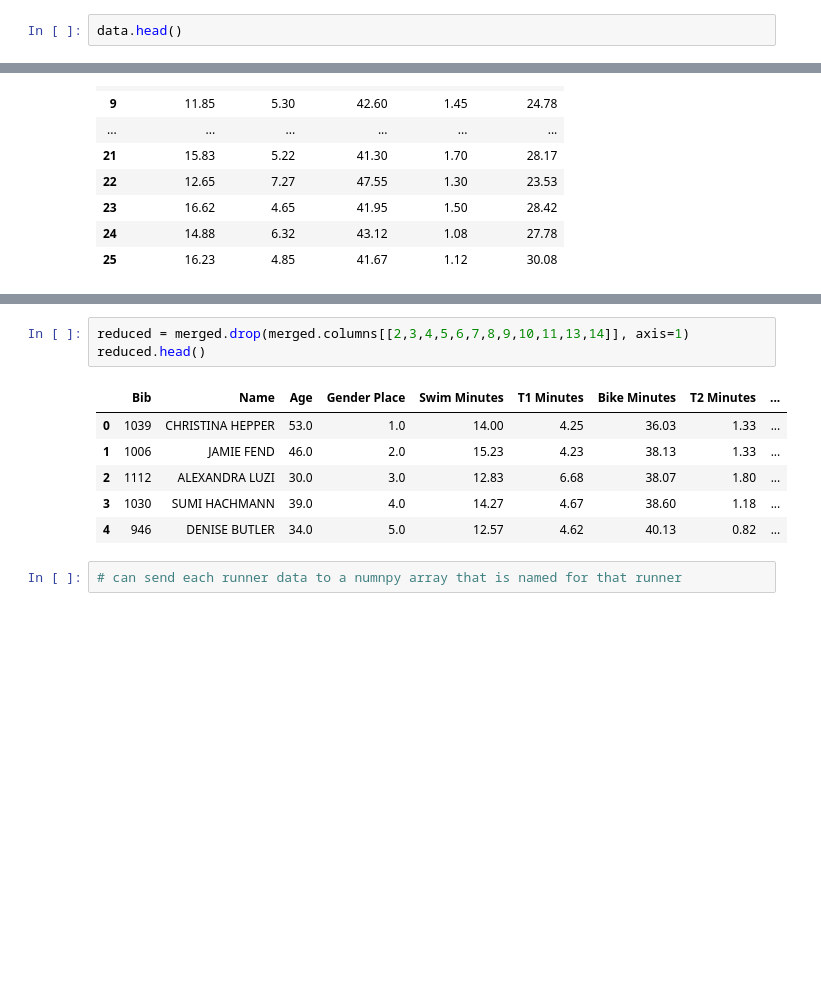
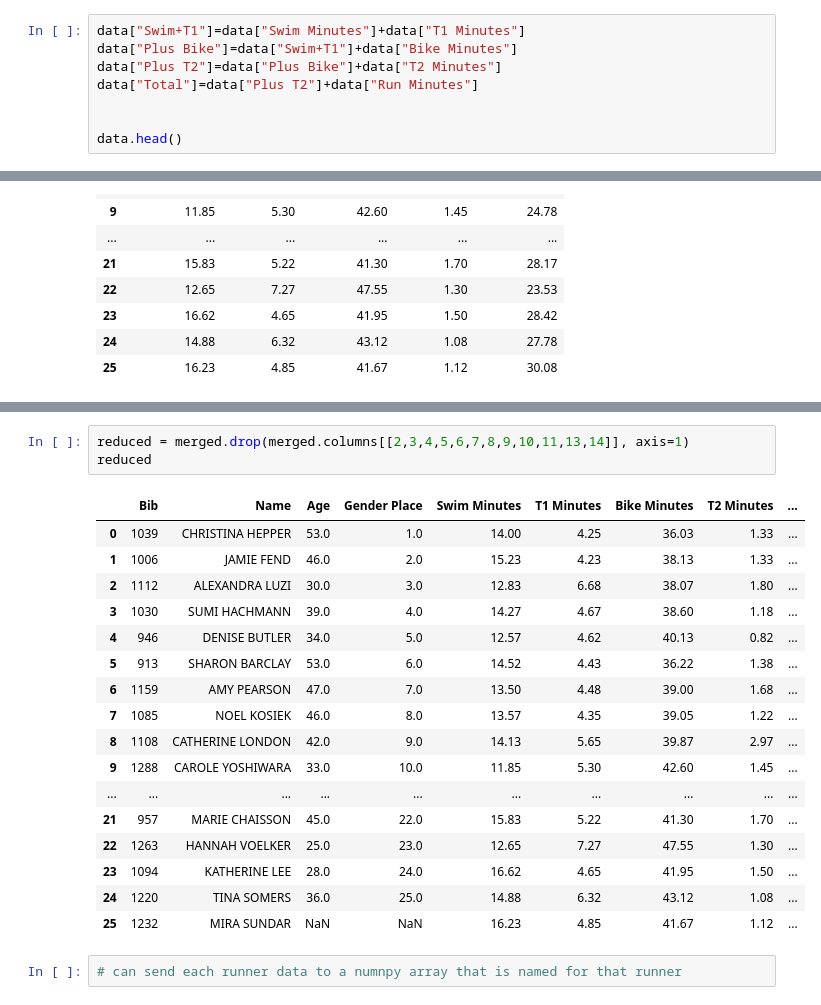
Before and after one commit to CBlumini/Triathalon_tracker, a Jupyter notebook: tri_analyzer.ipynb, the cells around one changed output, grey strips where cells are left out. Cells and saved outputs as stored; diff of their text form; blank space fills up the shorter version.

```diff
--- a/tri_analyzer.ipynb
+++ b/tri_analyzer.ipynb
@@ -84,6 +79,12 @@ data.describe()
 | 75% | 1219.00 | 91.00 | 46.00 | 19.00 | 15.15 | 5.75 | 41.93 | 1.86 | ... |
 | max | 1292.00 | 104.00 | 60.00 | 25.00 | 18.30 | 8.07 | 47.55 | 2.97 | ... |
 # %%
+data["Swim+T1"]=data["Swim Minutes"]+data["T1 Minutes"]
+data["Plus Bike"]=data["Swim+T1"]+data["Bike Minutes"]
+data["Plus T2"]=data["Plus Bike"]+data["T2 Minutes"]
+data["Total"]=data["Plus T2"]+data["Run Minutes"]
+
+
 data.head()
 # %% [output]
 |  | Bib | Name | City | Start Time | Swim | T1 | Bike | T2 | Run | Chip Elapsed | ... |
@@ -140,12 +141,23 @@ merged.head()
 # %%
 reduced = merged.drop(merged.columns[[2,3,4,5,6,7,8,9,10,11,13,14]], axis=1)
-reduced.head()
+reduced
 # %% [output]
 |  | Bib | Name | Age | Gender Place | Swim Minutes | T1 Minutes | Bike Minutes | T2 Minutes | ... |
 | 0 | 1039 | CHRISTINA HEPPER | 53.0 | 1.0 | 14.00 | 4.25 | 36.03 | 1.33 | ... |
 | 1 | 1006 | JAMIE FEND | 46.0 | 2.0 | 15.23 | 4.23 | 38.13 | 1.33 | ... |
 | 2 | 1112 | ALEXANDRA LUZI | 30.0 | 3.0 | 12.83 | 6.68 | 38.07 | 1.80 | ... |
 | 3 | 1030 | SUMI HACHMANN | 39.0 | 4.0 | 14.27 | 4.67 | 38.60 | 1.18 | ... |
 | 4 | 946 | DENISE BUTLER | 34.0 | 5.0 | 12.57 | 4.62 | 40.13 | 0.82 | ... |
+| 5 | 913 | SHARON BARCLAY | 53.0 | 6.0 | 14.52 | 4.43 | 36.22 | 1.38 | ... |
+| 6 | 1159 | AMY PEARSON | 47.0 | 7.0 | 13.50 | 4.48 | 39.00 | 1.68 | ... |
+| 7 | 1085 | NOEL KOSIEK | 46.0 | 8.0 | 13.57 | 4.35 | 39.05 | 1.22 | ... |
+| 8 | 1108 | CATHERINE LONDON | 42.0 | 9.0 | 14.13 | 5.65 | 39.87 | 2.97 | ... |
+| 9 | 1288 | CAROLE YOSHIWARA | 33.0 | 10.0 | 11.85 | 5.30 | 42.60 | 1.45 | ... |
+| ... | ... | ... | ... | ... | ... | ... | ... | ... | ... |
+| 21 | 957 | MARIE CHAISSON | 45.0 | 22.0 | 15.83 | 5.22 | 41.30 | 1.70 | ... |
+| 22 | 1263 | HANNAH VOELKER | 25.0 | 23.0 | 12.65 | 7.27 | 47.55 | 1.30 | ... |
+| 23 | 1094 | KATHERINE LEE | 28.0 | 24.0 | 16.62 | 4.65 | 41.95 | 1.50 | ... |
+| 24 | 1220 | TINA SOMERS | 36.0 | 25.0 | 14.88 | 6.32 | 43.12 | 1.08 | ... |
+| 25 | 1232 | MIRA SUNDAR | NaN | NaN | 16.23 | 4.85 | 41.67 | 1.12 | ... |
 # %%
 # can send each runner data to a numnpy array that is named for that runner
```
Also changed, not shown: parts of 8 cells of this notebook.
